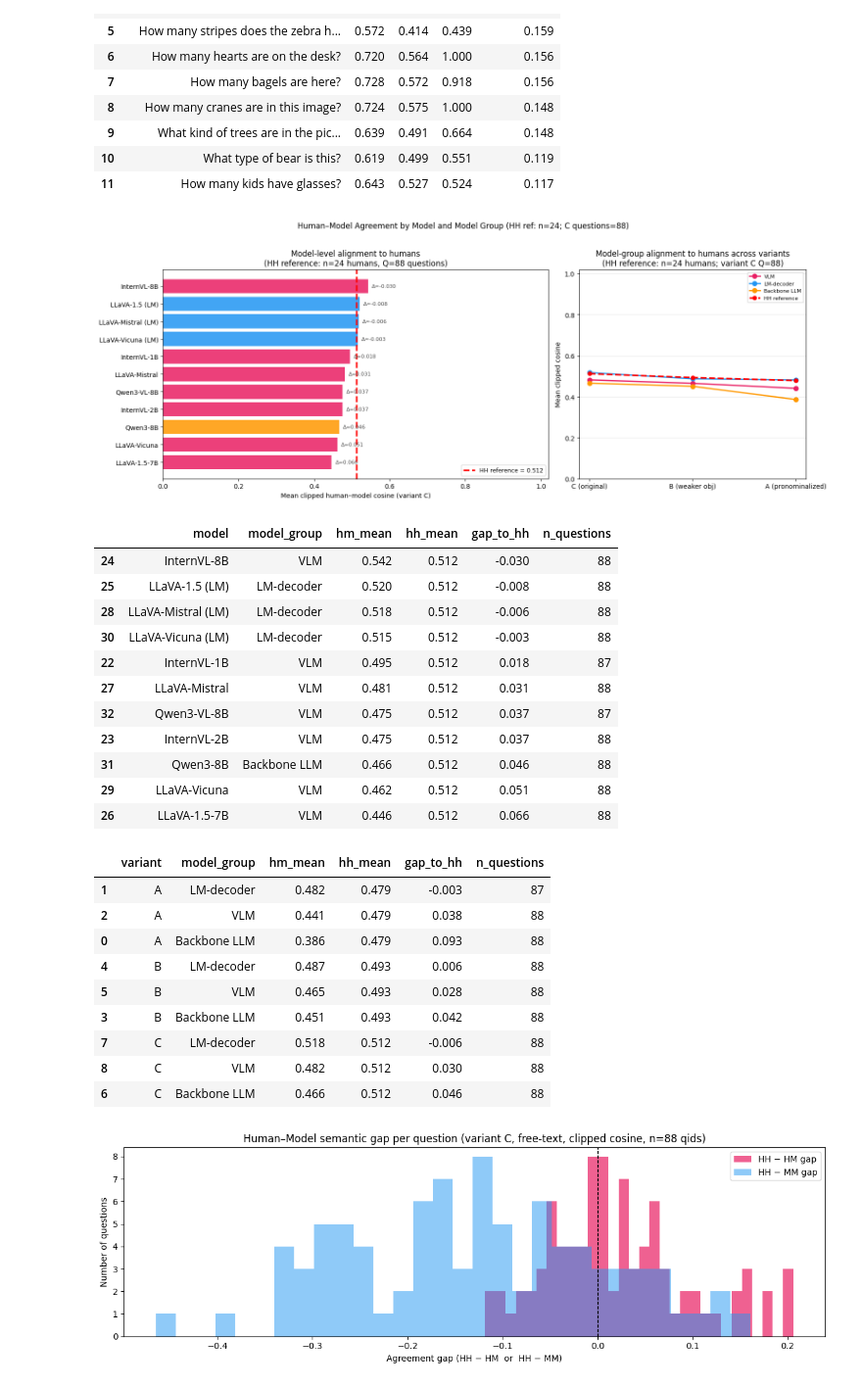
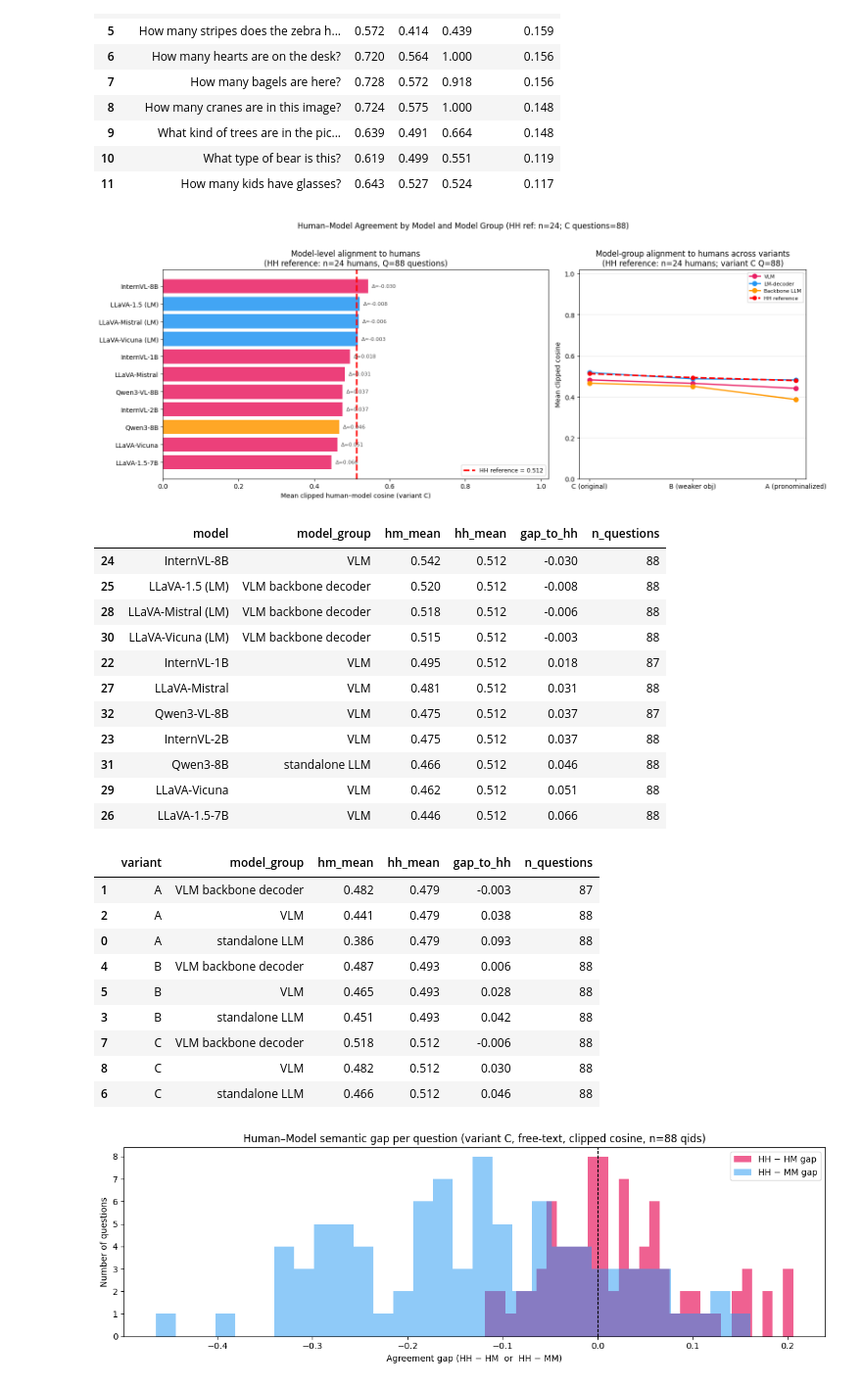
Before and after one commit to unolop/HPA, a Jupyter notebook: analysis/session2/10_align_agreement.ipynb, the cells around one changed output. Shown at 98% size. Saved outputs shown, nothing was run; the diff lists cells and outputs as text; code cells hidden in the pictures.

```diff
--- a/analysis/session2/10_align_agreement.ipynb
+++ b/analysis/session2/10_align_agreement.ipynb
@@ -135,8 +152,8 @@ for var in VARIANT_ORDER:
 per_q_n = df[df['variant'] == 'C'].groupby('question_id')['answer_en'].count()
 n_min, n_max, n_med = int(per_q_n.min()), int(per_q_n.max()), int(per_q_n.median())
 
-fig, axes = plt.subplots(1, 3, figsize=(14, 4), sharey=False)
-methods = [('exact', 'Exact match'), ('jaccard', 'Token Jaccard'), ('sbert', 'SBERT cosine')]
+fig, axes = plt.subplots(1, 2, figsize=(10, 4), sharey=False)
+methods = [('exact', 'Exact match'), ('sbert', 'SBERT cosine')]
 colors  = {'C': '#2196F3', 'B': '#FF9800', 'A': '#E91E63'}
 
 for ax, (meth, title) in zip(axes, methods):
@@ -735,7 +812,7 @@ ax.set_ylim(0.2, 0.8)
 
 # Right: grouped bars by model group across variants
 ax = axes[1]
-groups = ['VLM', 'LM-decoder', 'Backbone LLM']
+groups = list(TIER_ORDER)
 x = np.arange(len(VARIANT_ORDER))
 width = 0.22
 for j, group in enumerate(groups):
@@ -901,7 +979,7 @@ ax.legend(loc='lower right', fontsize=9)
 
 # Right: group trend across variants with HH reference.
 ax = axes[1]
-for group in ['VLM', 'LM-decoder', 'Backbone LLM']:
+for group in ['VLM', 'VLM backbone decoder', 'standalone LLM']:
     sub = group_summary_df[group_summary_df['model_group'] == group]
     if sub.empty:
         continue
@@ -934,46 +1012,46 @@ ax.set_ylabel('Mean clipped cosine')
 ax.set_title(f'Model-group alignment to humans across variants\n(HH reference: n={n_humans_ref} humans; variant C Q={n_questions_c})')
 ax.grid(axis='y', alpha=0.3)
 ax.legend(fontsize=8)
 
 plt.suptitle(f'Human–Model Agreement by Model and Model Group (HH ref: n={n_humans_ref}; C questions={n_questions_c})', y=1.02, fontsize=12)
 plt.tight_layout()
 plt.show()
 
 display(
     model_summary_df[model_summary_df['variant'] == 'C'][['model', 'model_group', 'hm_mean', 'hh_mean', 'gap_to_hh', 'n_questions']]
     .sort_values('hm_mean', ascending=False)
     .round(3)
 )
 
 display(
     group_summary_df[['variant', 'model_group', 'hm_mean', 'hh_mean', 'gap_to_hh', 'n_questions']]
     .sort_values(['variant', 'hm_mean'], ascending=[True, False])
     .round(3)
 )
 # %% [output]
 [figure]
 |  | model | model_group | hm_mean | hh_mean | gap_to_hh | n_questions |
 | 24 | InternVL-8B | VLM | 0.542 | 0.512 | -0.030 | 88 |
-| 25 | LLaVA-1.5 (LM) | LM-decoder | 0.520 | 0.512 | -0.008 | 88 |
-| 28 | LLaVA-Mistral (LM) | LM-decoder | 0.518 | 0.512 | -0.006 | 88 |
-| 30 | LLaVA-Vicuna (LM) | LM-decoder | 0.515 | 0.512 | -0.003 | 88 |
+| 25 | LLaVA-1.5 (LM) | VLM backbone decoder | 0.520 | 0.512 | -0.008 | 88 |
+| 28 | LLaVA-Mistral (LM) | VLM backbone decoder | 0.518 | 0.512 | -0.006 | 88 |
+| 30 | LLaVA-Vicuna (LM) | VLM backbone decoder | 0.515 | 0.512 | -0.003 | 88 |
 | 22 | InternVL-1B | VLM | 0.495 | 0.512 | 0.018 | 87 |
 | 27 | LLaVA-Mistral | VLM | 0.481 | 0.512 | 0.031 | 88 |
 | 32 | Qwen3-VL-8B | VLM | 0.475 | 0.512 | 0.037 | 87 |
 | 23 | InternVL-2B | VLM | 0.475 | 0.512 | 0.037 | 88 |
-| 31 | Qwen3-8B | Backbone LLM | 0.466 | 0.512 | 0.046 | 88 |
+| 31 | Qwen3-8B | standalone LLM | 0.466 | 0.512 | 0.046 | 88 |
 | 29 | LLaVA-Vicuna | VLM | 0.462 | 0.512 | 0.051 | 88 |
 | 26 | LLaVA-1.5-7B | VLM | 0.446 | 0.512 | 0.066 | 88 |
 |  | variant | model_group | hm_mean | hh_mean | gap_to_hh | n_questions |
-| 1 | A | LM-decoder | 0.482 | 0.479 | -0.003 | 87 |
+| 1 | A | VLM backbone decoder | 0.482 | 0.479 | -0.003 | 87 |
 | 2 | A | VLM | 0.441 | 0.479 | 0.038 | 88 |
-| 0 | A | Backbone LLM | 0.386 | 0.479 | 0.093 | 88 |
-| 4 | B | LM-decoder | 0.487 | 0.493 | 0.006 | 88 |
+| 0 | A | standalone LLM | 0.386 | 0.479 | 0.093 | 88 |
+| 4 | B | VLM backbone decoder | 0.487 | 0.493 | 0.006 | 88 |
 | 5 | B | VLM | 0.465 | 0.493 | 0.028 | 88 |
-| 3 | B | Backbone LLM | 0.451 | 0.493 | 0.042 | 88 |
-| 7 | C | LM-decoder | 0.518 | 0.512 | -0.006 | 88 |
+| 3 | B | standalone LLM | 0.451 | 0.493 | 0.042 | 88 |
+| 7 | C | VLM backbone decoder | 0.518 | 0.512 | -0.006 | 88 |
 | 8 | C | VLM | 0.482 | 0.512 | 0.030 | 88 |
-| 6 | C | Backbone LLM | 0.466 | 0.512 | 0.046 | 88 |
+| 6 | C | standalone LLM | 0.466 | 0.512 | 0.046 | 88 |
 # %%
 # ── Per-question gap: HH − HM (variant C, free-text) ─────────────────────────
 gap_df = question_pair_df[question_pair_df.variant == 'C'].copy()
```
Also changed, not shown: parts of 7 cells of this notebook, 34 other files.
